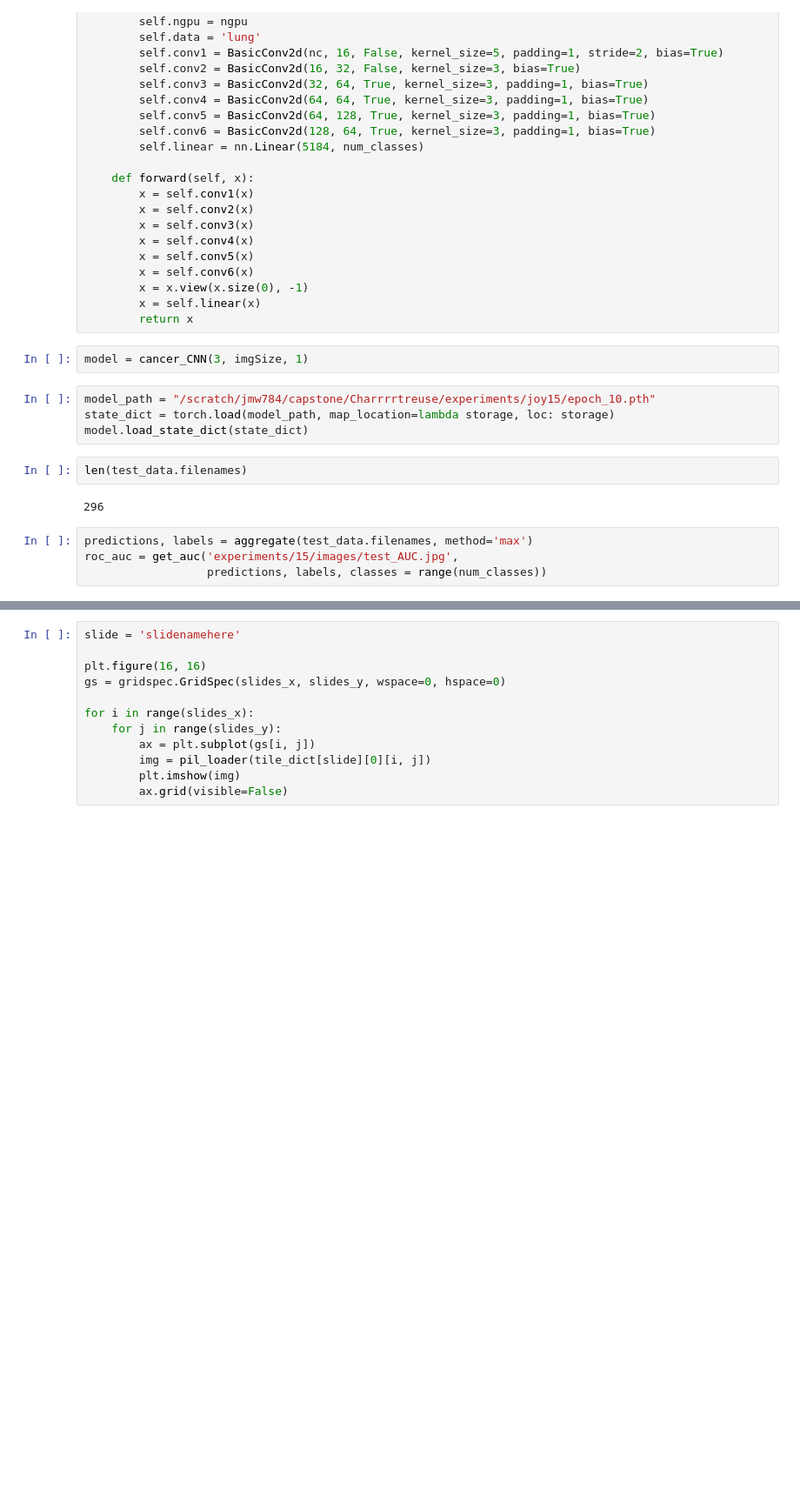
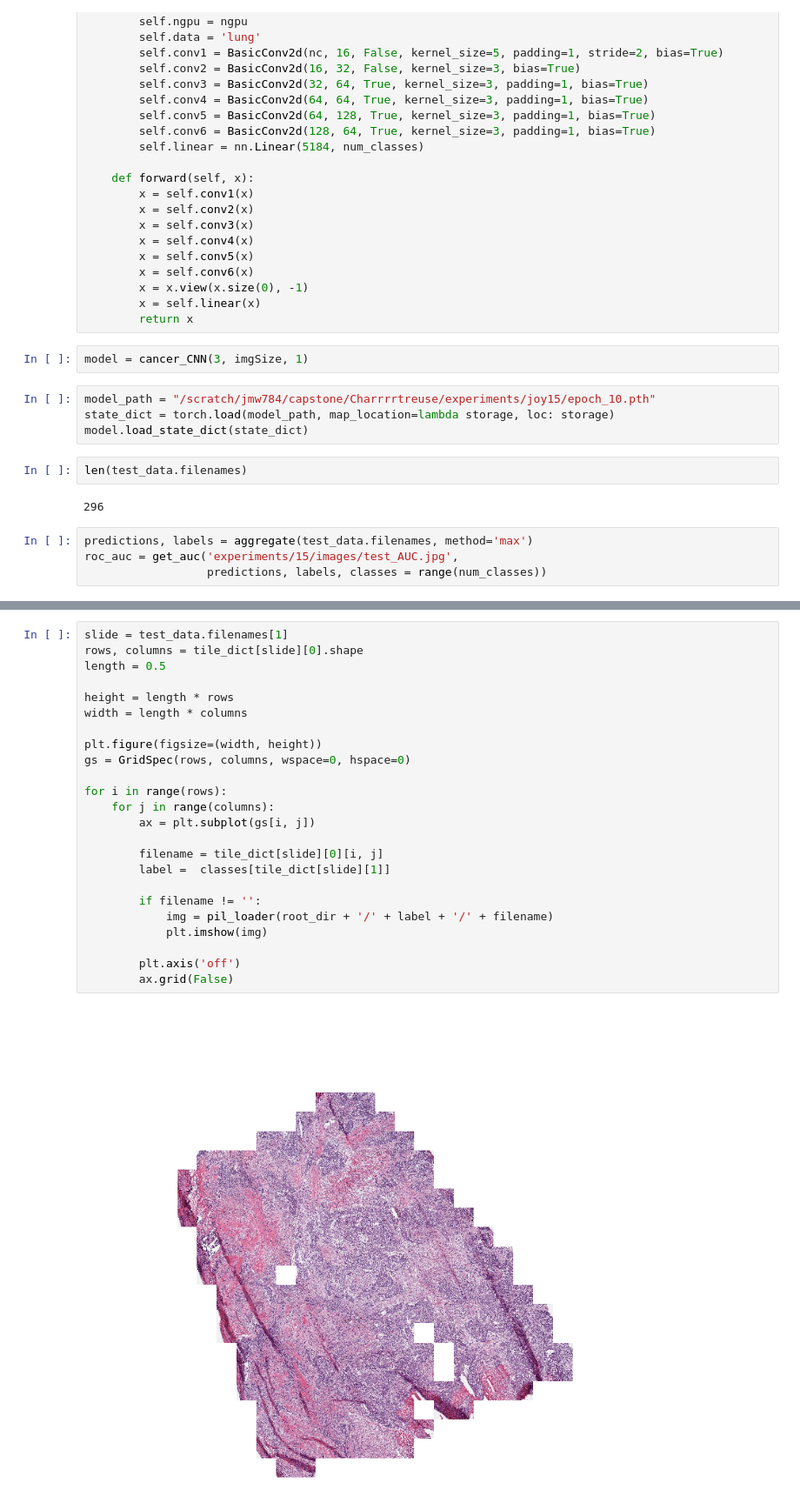
Before and after one commit to sedab/deep-cancer, a Jupyter notebook: iPython Notebooks/Final evaluation and viz.ipynb, the cells around one changed output, grey strips where cells are left out. Shown at 87% size. Cells and saved outputs as stored; diff of their text form; blank space fills up the shorter version.

```diff
--- a/iPython Notebooks/Final evaluation and viz.ipynb
+++ b/iPython Notebooks/Final evaluation and viz.ipynb
@@ -206,12 +237,26 @@ slides_x, slides_y = 20, 20
 # %%
-slide = 'slidenamehere'
+slide = test_data.filenames[1]
+rows, columns = tile_dict[slide][0].shape
+length = 0.5
 
-plt.figure(16, 16)
-gs = gridspec.GridSpec(slides_x, slides_y, wspace=0, hspace=0)
+height = length * rows
+width = length * columns
 
-for i in range(slides_x):
-    for j in range(slides_y):
+plt.figure(figsize=(width, height))
+gs = GridSpec(rows, columns, wspace=0, hspace=0)
+
+for i in range(rows):
+    for j in range(columns):
         ax = plt.subplot(gs[i, j])
-        img = pil_loader(tile_dict[slide][0][i, j])
-        plt.imshow(img)
-        ax.grid(visible=False)
+
+        filename = tile_dict[slide][0][i, j]
+        label =  classes[tile_dict[slide][1]]
+
+        if filename != '':
+            img = pil_loader(root_dir + '/' + label + '/' + filename)
+            plt.imshow(img)
+
+        plt.axis('off')
+        ax.grid(False)
+# %% [output]
+[figure, added]
```
Also changed, not shown: parts of 7 cells of this notebook.
